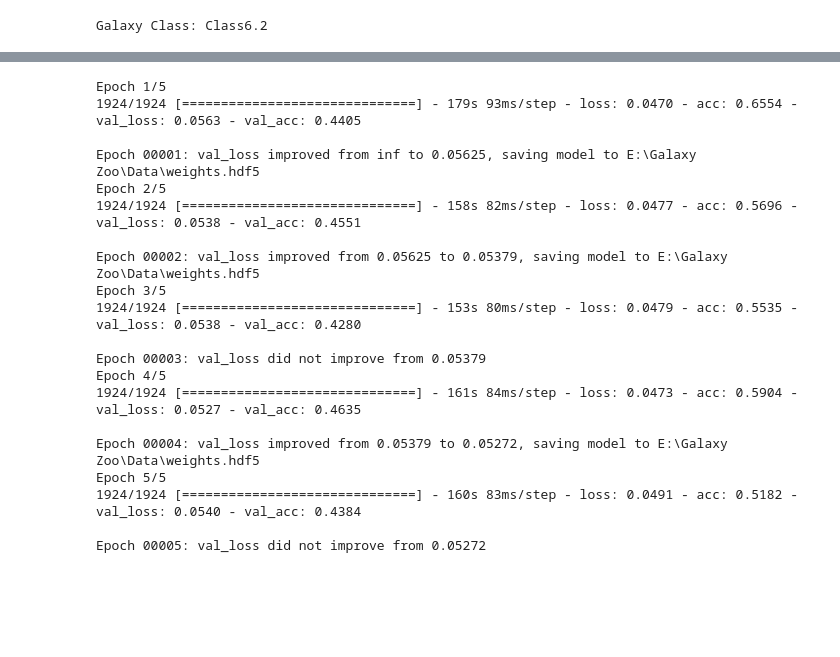
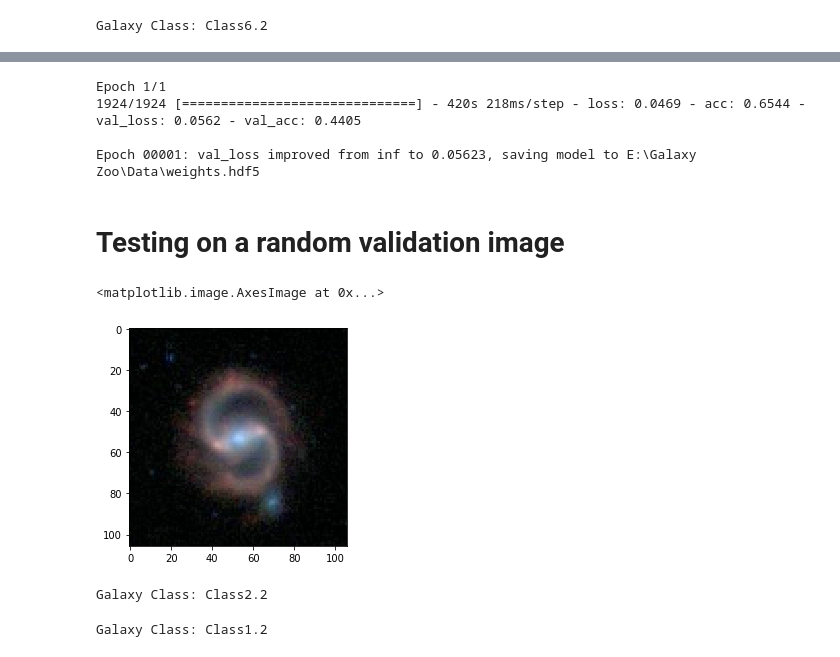
Before and after one commit to obi-wan-shinobi/Galaxy_Zoo, a Jupyter notebook: Galaxy_Zoo.ipynb, the cells around one changed output, grey strips where cells are left out. Cells and saved outputs as stored; diff of their text form; code cells hidden in the pictures; blank space fills up the shorter version.

```diff
--- a/Galaxy_Zoo.ipynb
+++ b/Galaxy_Zoo.ipynb
@@ -355,34 +375,27 @@ checkpointer = ModelCheckpoint(filepath=r'E:\Galaxy Zoo\Data\weights.hdf5',verbo
 history = model.fit_generator(
                     Batch_generator(train_path),
                     samples_per_epoch=steps_per_batch,
-                    epochs = 5,
+                    epochs = 1,
                     validation_data=Validation_generator(validate_path),
                     nb_val_samples=val_steps_per_batch,
                     verbose = 1,
                     callbacks = [tensorboard,checkpointer]
                    )
 # %% [output]
-Epoch 1/5
-1924/1924 [==============================] - 179s 93ms/step - loss: 0.0470 - acc: 0.6554 - val_loss: 0.0563 - val_acc: 0.4405
+Epoch 1/1
+1924/1924 [==============================] - 420s 218ms/step - loss: 0.0469 - acc: 0.6544 - val_loss: 0.0562 - val_acc: 0.4405
 
-Epoch 00001: val_loss improved from inf to 0.05625, saving model to E:\Galaxy Zoo\Data\weights.hdf5
-Epoch 2/5
-1924/1924 [==============================] - 158s 82ms/step - loss: 0.0477 - acc: 0.5696 - val_loss: 0.0538 - val_acc: 0.4551
-
-Epoch 00002: val_loss improved from 0.05625 to 0.05379, saving model to E:\Galaxy Zoo\Data\weights.hdf5
-Epoch 3/5
-1924/1924 [==============================] - 153s 80ms/step - loss: 0.0479 - acc: 0.5535 - val_loss: 0.0538 - val_acc: 0.4280
-
-Epoch 00003: val_loss did not improve from 0.05379
-Epoch 4/5
-1924/1924 [==============================] - 161s 84ms/step - loss: 0.0473 - acc: 0.5904 - val_loss: 0.0527 - val_acc: 0.4635
-
-Epoch 00004: val_loss improved from 0.05379 to 0.05272, saving model to E:\Galaxy Zoo\Data\weights.hdf5
-Epoch 5/5
-1924/1924 [==============================] - 160s 83ms/step - loss: 0.0491 - acc: 0.5182 - val_loss: 0.0540 - val_acc: 0.4384
-
-Epoch 00005: val_loss did not improve from 0.05272
+Epoch 00001: val_loss improved from inf to 0.05623, saving model to E:\Galaxy Zoo\Data\weights.hdf5
 # %%
 time_st = datetime.datetime.today().strftime('%Y-%m-%d')
 model_name = "ResNet"+time_st+".model"
 model.save("E:/Galaxy Zoo/Data/Models/"+model_name)
+# %% [markdown]
+# Testing on a random validation image
+# %%
+X_test = img_processor("E:/Galaxy Zoo/Data/images_training_rev1/Validate/751478.jpg")
+X_test = X_test.reshape(1,106,106,3)
+plt.imshow(X_test[0])
+# %% [output]
+<matplotlib.image.AxesImage at 0x...>
+[figure, added]
@@ -388,0 +404,11 @@ model.save("E:/Galaxy Zoo/Data/Models/"+model_name)
+# %%
+#Predicted Galaxy class
+print("Galaxy Class: "+labels[np.argmax(prediction)])
+# %% [output]
+Galaxy Class: Class2.2
+# %%
+#Actual Galaxy class
+cls = df.loc[751478].values
+print("Galaxy Class: "+labels[np.argmax(cls)])
+# %% [output]
+Galaxy Class: Class1.2
```
Also changed, not shown: parts of 5 cells of this notebook.
